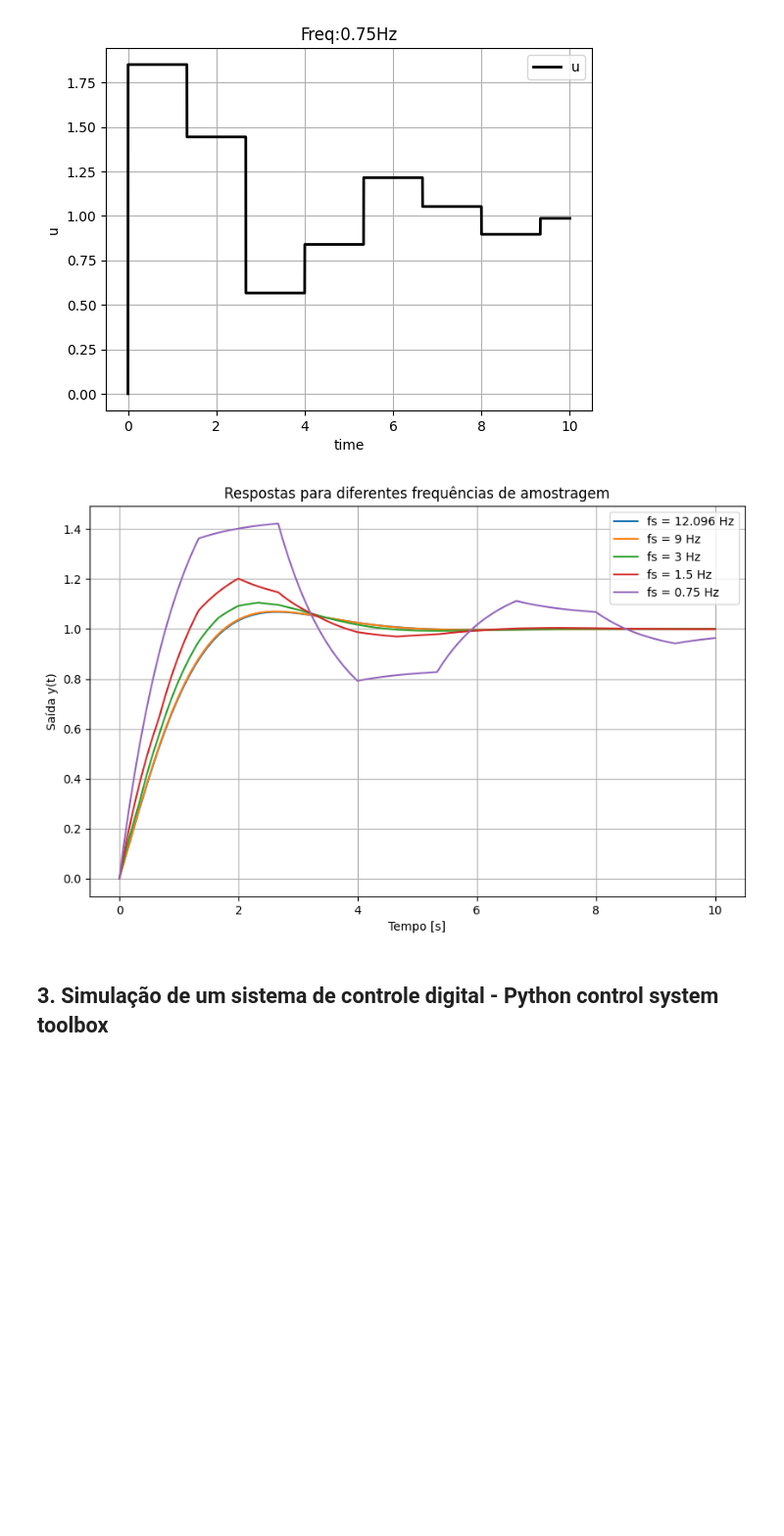
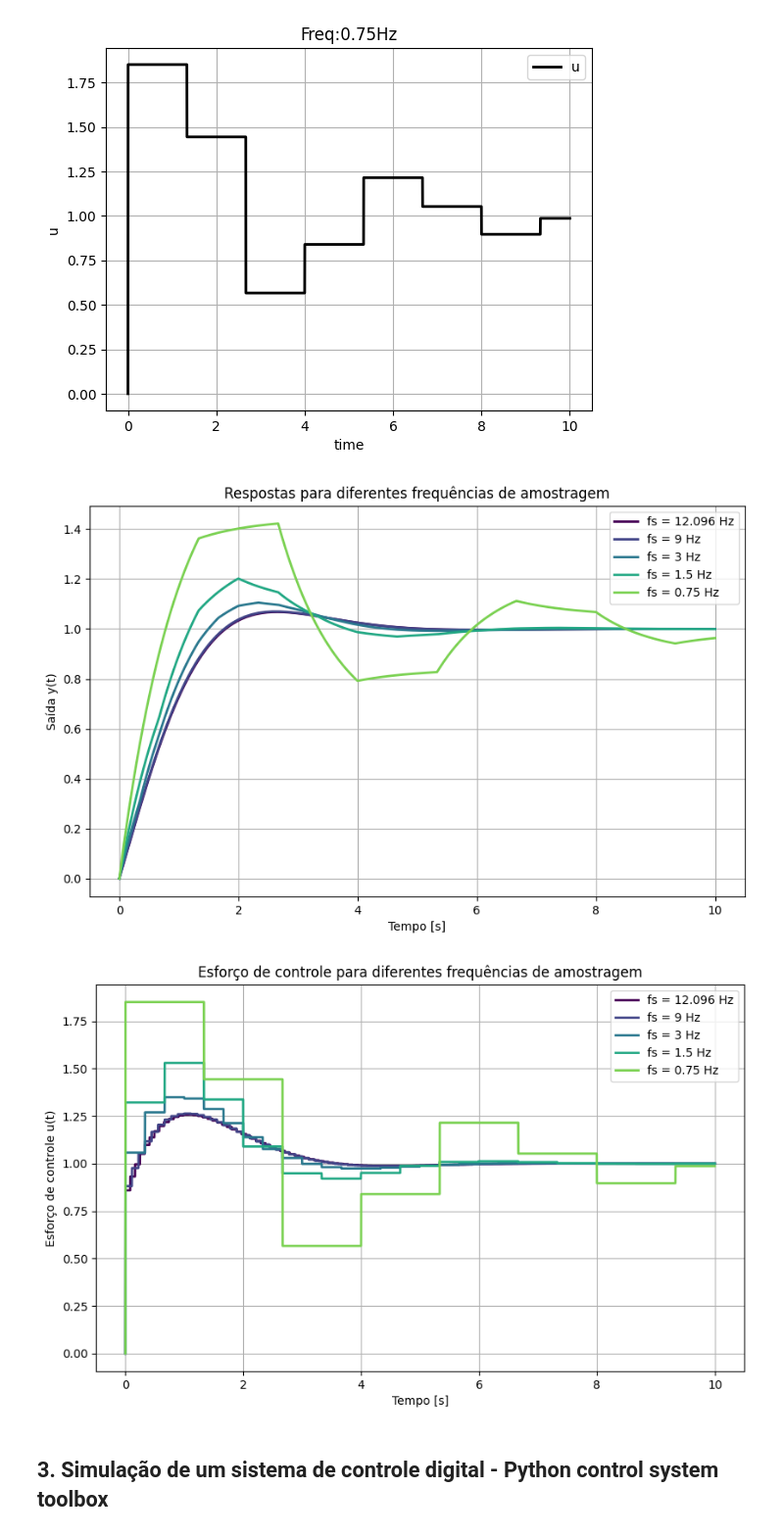
Before and after one commit to Cangiano00/lab2controle2, a Jupyter notebook: PMR3409Lab2V2025.ipynb, the cells around one changed output. Shown at 98% size. Drawn from its saved outputs; the diff is of its cells as text; code cells hidden in the pictures; blank space fills up the shorter version.

Commit message:
resposta seção 2

```diff
--- a/PMR3409Lab2V2025.ipynb
+++ b/PMR3409Lab2V2025.ipynb
@@ -365,32 +369,38 @@ plt.show()
 [figure]
 [figure]
 # %%
-# Modelo de primeira ordem: dx/dt + x = u
-def first_order_model(x,t,u):
+import numpy as np
+import matplotlib.pyplot as plt
+from scipy.integrate import odeint
+
+# --- Modelo de primeira ordem: dx/dt + x = u ---
+def first_order_model(x, t, u):
     dxdt = -x + u
     return dxdt
 
-# parâmetros gerais
+# --- Parâmetros gerais ---
 n = 10001
 ti = 0.0
 tf = 10.0
-t = np.linspace(ti,tf,n)
-dt = t[1]-t[0]
-ref = np.ones(n) # degrau unitário
+t = np.linspace(ti, tf, n)
+dt = t[1] - t[0]
+ref = np.ones(n)  # degrau unitário
 
-# parâmetros do controlador
+# --- Parâmetros do controlador ---
 Kp = 0.7931
 Ti = 0.5
 
-# lista de frequências a simular
+# --- Lista de frequências a simular ---
 fc_list = [12.096, 9, 3, 1.5, 0.75]
 
-# dicionário para guardar as respostas
-results = {}
+# --- Dicionários para guardar respostas ---
+results_y = {}
+results_u = {}
 
+# --- Loop de simulação ---
 for fc in fc_list:
-    Tc = 1/fc
-    mult = int(Tc/dt)
+    Tc = 1 / fc
+    mult = int(Tc / dt)
 
     # inicializações
     y = np.zeros(n)
@@ -398,43 +408,57 @@ for fc in fc_list:
     contador = 0
     Ik_menos1 = 0.0
     Ek_menos1 = 0.0
     Uk = 0.0
 
-    for i in range(1,n):
+    for i in range(1, n):
         # erro
-        Ek = ref[i]-y[i-1]
+        Ek = ref[i] - y[i - 1]
 
         # atualiza controlador a cada Tc
         if (contador % mult) == 0:
-            Ik = Ik_menos1 + (Kp*Tc/Ti)*(Ek + Ek_menos1)/2
+            Ik = Ik_menos1 + (Kp * Tc / Ti) * (Ek + Ek_menos1) / 2
             Pk = Kp * Ek
             Uk = Pk + Ik
             Ek_menos1 = Ek
             Ik_menos1 = Ik
 
         u[i] = Uk
 
         # integra planta
-        y0 = y[i-1]
-        yaux = odeint(first_order_model,y0,[t[i-1],t[i]],args=(Uk,))
+        y0 = y[i - 1]
+        yaux = odeint(first_order_model, y0, [t[i - 1], t[i]], args=(Uk,))
         y[i] = yaux[1][0]
 
         contador += 1
 
-    results[fc] = y
+    # salva resultados
+    results_y[fc] = y
+    results_u[fc] = u
 
-# ---- PLOTAGEM ----
+# --- Plotagem da saída y(t) ---
 plt.figure(figsize=(10,6))
-for fc,y in results.items():
-    plt.plot(t,y,label=f"fs = {fc} Hz")
+for idx, fc in enumerate(fc_list):
+    plt.plot(t, results_y[fc], color=plt.cm.viridis(idx/len(fc_list)), linewidth=2, label=f"fs = {fc} Hz")
 plt.xlabel("Tempo [s]")
 plt.ylabel("Saída y(t)")
 plt.title("Respostas para diferentes frequências de amostragem")
 plt.legend()
 plt.grid(True)
 plt.show()
+
+# --- Plotagem do esforço de controle u(t) ---
+plt.figure(figsize=(10,6))
+for idx, fc in enumerate(fc_list):
+    plt.plot(t, results_u[fc], color=plt.cm.viridis(idx/len(fc_list)), linewidth=2, label=f"fs = {fc} Hz")
+plt.xlabel("Tempo [s]")
+plt.ylabel("Esforço de controle u(t)")
+plt.title("Esforço de controle para diferentes frequências de amostragem")
+plt.legend()
+plt.grid(True)
+plt.show()
 # %% [output]
-[figure, old version]
+[figure, new version]
+[figure, added]
 # %% [markdown]
 ## 3. Simulação de um sistema de controle digital - Python control system toolbox
 # %% [markdown]
```
Also changed, not shown: parts of 5 cells of this notebook.
